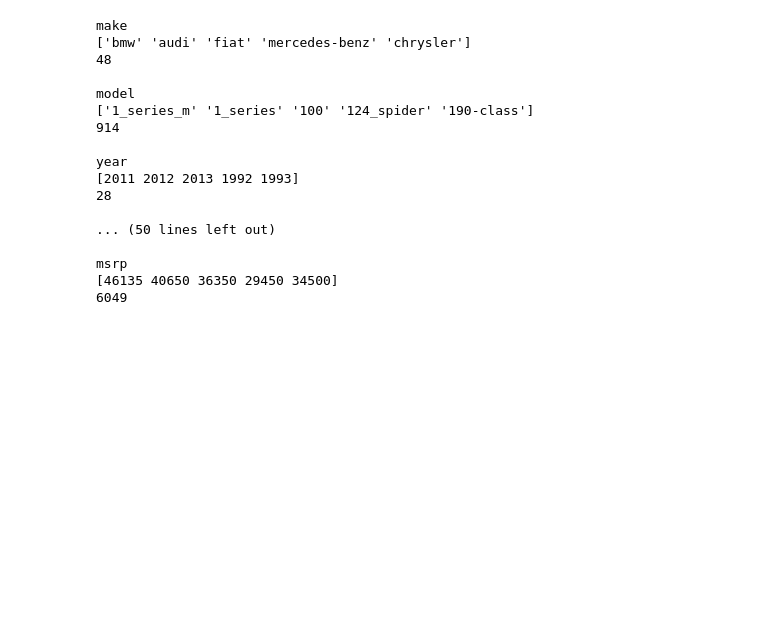
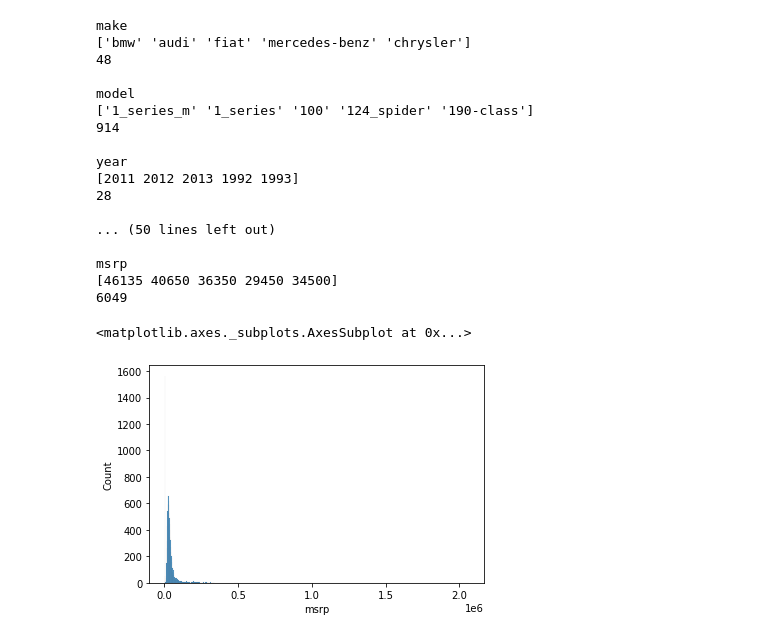
Before and after one commit to carlos-alves-one/ML-Zoomcamp-Week-2, a Jupyter notebook: ML_Zoomcamp_Week_2.ipynb, the cells around one changed output. Drawn from its saved outputs; the diff is of its cells as text; code cells hidden in the pictures; blank space fills up the shorter version.

Commit message:
Plot the histogram of MSRP

```diff
--- a/ML_Zoomcamp_Week_2.ipynb
+++ b/ML_Zoomcamp_Week_2.ipynb
@@ -283,3 +283,9 @@ import seaborn as sns
 # %%
 # Allow all the plots can be displayed in a notebook
 %matplotlib inline
+# %%
+# Plot the histogram of MSRP
+sns.histplot(df.msrp)
+# %% [output]
+<matplotlib.axes._subplots.AxesSubplot at 0x...>
+[figure, added]
```
